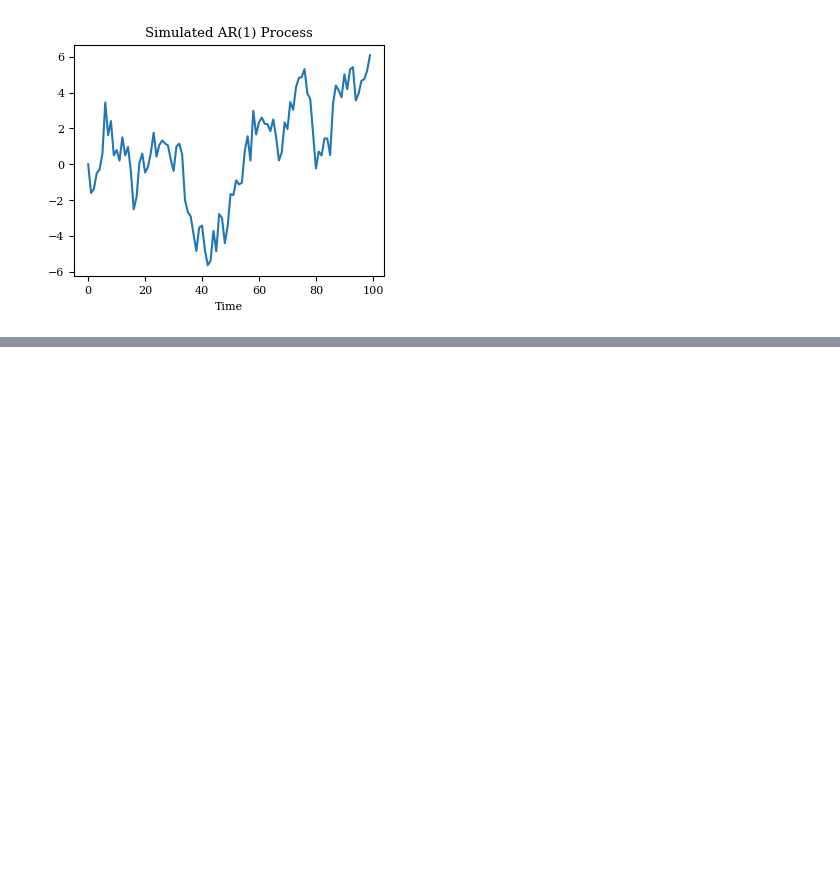
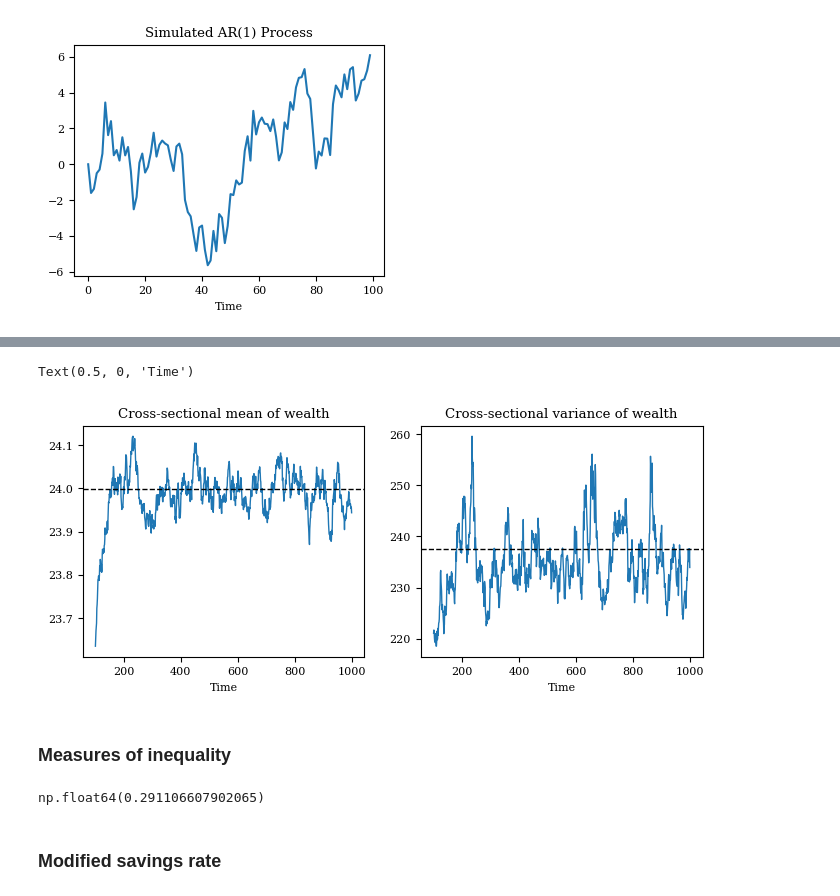
Before and after one commit to richardfoltyn/FIE463-V25, a Jupyter notebook: lectures/lecture07/lecture07.ipynb, the cells around one changed output, grey strips where cells are left out. Saved outputs shown, nothing was run; the diff lists cells and outputs as text; code cells hidden in the pictures; blank space fills up the shorter version.

```diff
--- a/lectures/lecture07/lecture07.ipynb
+++ b/lectures/lecture07/lecture07.ipynb
@@ -96,0 +315,20 @@ Text(0.5, 1.0, 'Simulated AR(1) Processes')
+# %%
+fig, (ax1, ax2) = plt.subplots(1, 2, figsize=(8, 3), sharex=True)
+
+# Drop initial observations to focus on convergence
+t_from = 100
+xvalues = np.arange(t_from, T+1)
+
+ax1.plot(xvalues, a_sim_mean[t_from:], lw=1)
+ax1.axhline(compute_wealth_mean(par), color='black', ls='--', lw=1)
+ax1.set_xlabel('Time')
+ax1.set_title('Cross-sectional mean of wealth')
+ax2.plot(xvalues, a_sim_var[t_from:], lw=1)
+ax2.axhline(compute_wealth_var(par), color='black', ls='--', lw=1)
+ax2.set_title('Cross-sectional variance of wealth')
+ax2.set_xlabel('Time')
+# %% [output]
+Text(0.5, 0, 'Time')
+[figure, added]
+# %% [markdown]
+### Measures of inequality
@@ -96,0 +367,6 @@ Text(0.5, 1.0, 'Simulated AR(1) Processes')
+# %%
+G
+# %% [output]
+np.float64(0.291106607902065)
+# %% [markdown]
+### Modified savings rate
```
Also changed, not shown: parts of 22 cells of this notebook.
